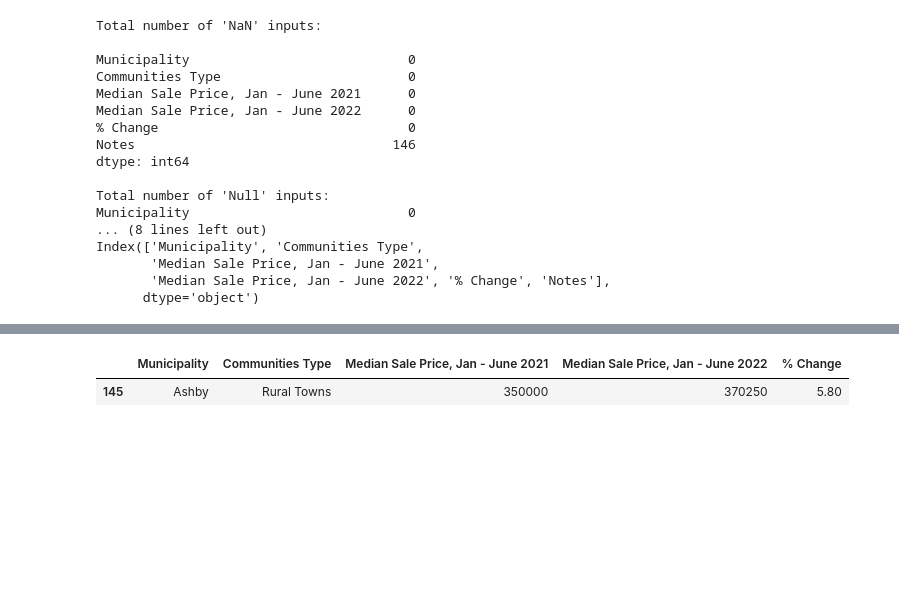
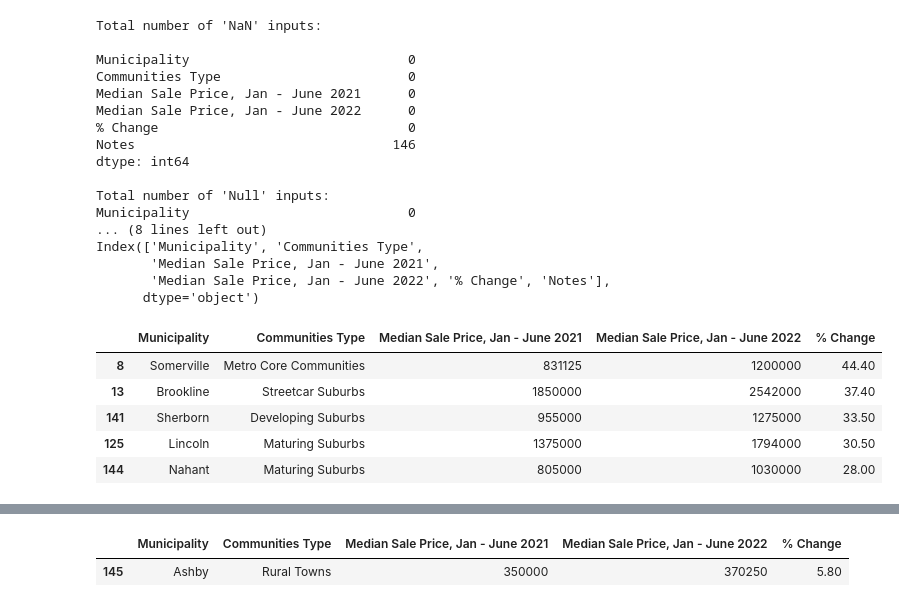
Before and after one commit to josamontiel/data-analysis, a Jupyter notebook: boston_median_home_prices_2021_2022.ipynb, the cells around one changed output, grey strips where cells are left out. Drawn from its saved outputs; the diff is of its cells as text; code cells hidden in the pictures; blank space fills up the shorter version.

Commit message:
added top/bottom 5 by municipality for single fam homes

```diff
--- a/boston_median_home_prices_2021_2022.ipynb
+++ b/boston_median_home_prices_2021_2022.ipynb
@@ -131,3 +131,14 @@ Index(['Municipality', 'Communities Type',
        'Median Sale Price, Jan - June 2021',
        'Median Sale Price, Jan - June 2022', '% Change', 'Notes'],
       dtype='object')
+# %%
+# Top 5 best performing by municipality
+
+single_family_data.sort_values(by='% Change', ascending=False).head()
+# %% [output]
+|  | Municipality | Communities Type | Median Sale Price, Jan - June 2021 | Median Sale Price, Jan - June 2022 | % Change |
+| 8 | Somerville | Metro Core Communities | 831125 | 1200000 | 44.40 |
+| 13 | Brookline | Streetcar Suburbs | 1850000 | 2542000 | 37.40 |
+| 141 | Sherborn | Developing Suburbs | 955000 | 1275000 | 33.50 |
+| 125 | Lincoln | Maturing Suburbs | 1375000 | 1794000 | 30.50 |
+| 144 | Nahant | Maturing Suburbs | 805000 | 1030000 | 28.00 |
```
Also changed, not shown: parts of 1 cell of this notebook.
